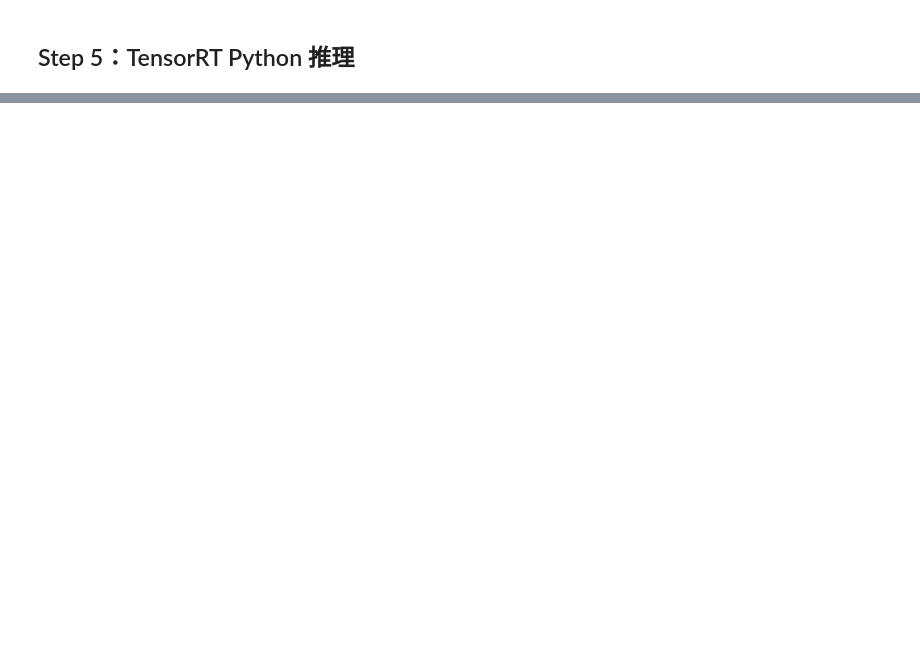
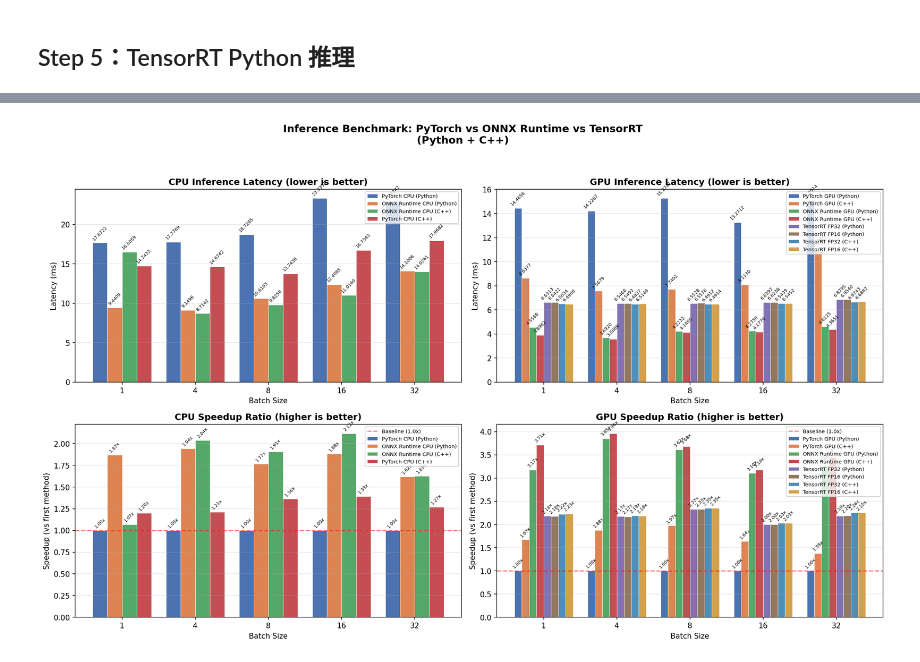
Before and after one commit to Jerry-Auto/Data_Processing, a Jupyter notebook: python/torch/17_Model_Deployment/ONNX_TensorRT_demo/demo介绍.ipynb, the cells around one changed output, grey strips where cells are left out. Saved outputs shown, nothing was run; the diff lists cells and outputs as text; code cells hidden in the pictures; blank space fills up the shorter version.

```diff
--- a/python/torch/17_Model_Deployment/ONNX_TensorRT_demo/demo介绍.ipynb
+++ b/python/torch/17_Model_Deployment/ONNX_TensorRT_demo/demo介绍.ipynb
@@ -218,0 +552,6 @@ A: 正常现象。TensorRT 的算子融合和低精度优化会引入微小误
+# %%
+# 显示生成的图表
+from IPython.display import Image
+Image(filename="benchmark_result.png")
+# %% [output]
+[figure, added]
```
Also changed, not shown: parts of 40 cells of this notebook, 19 other files.
